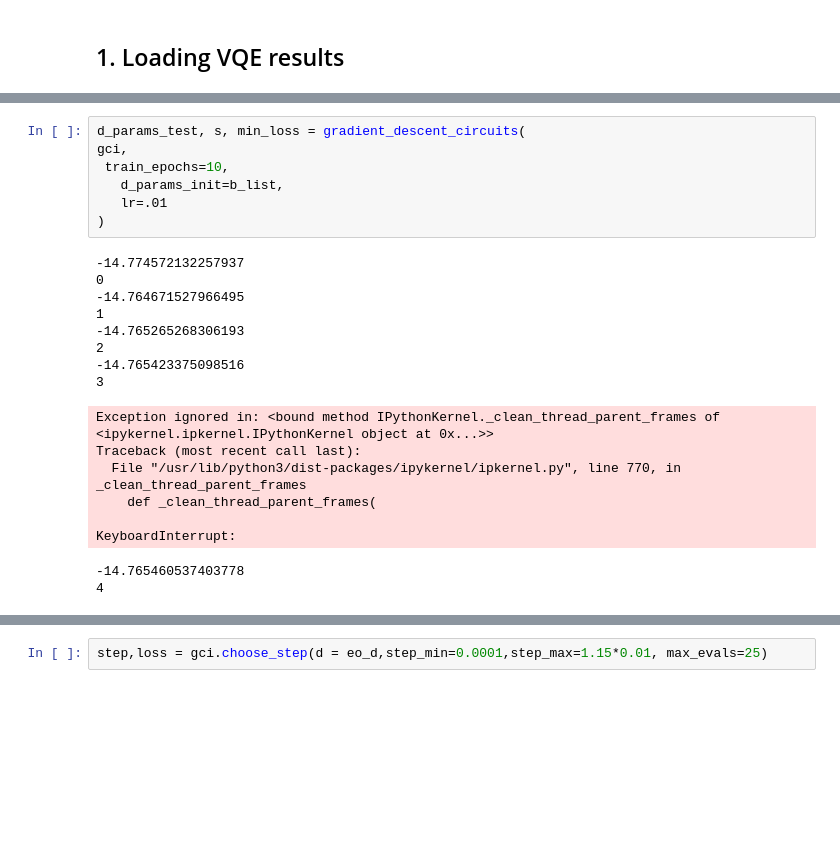
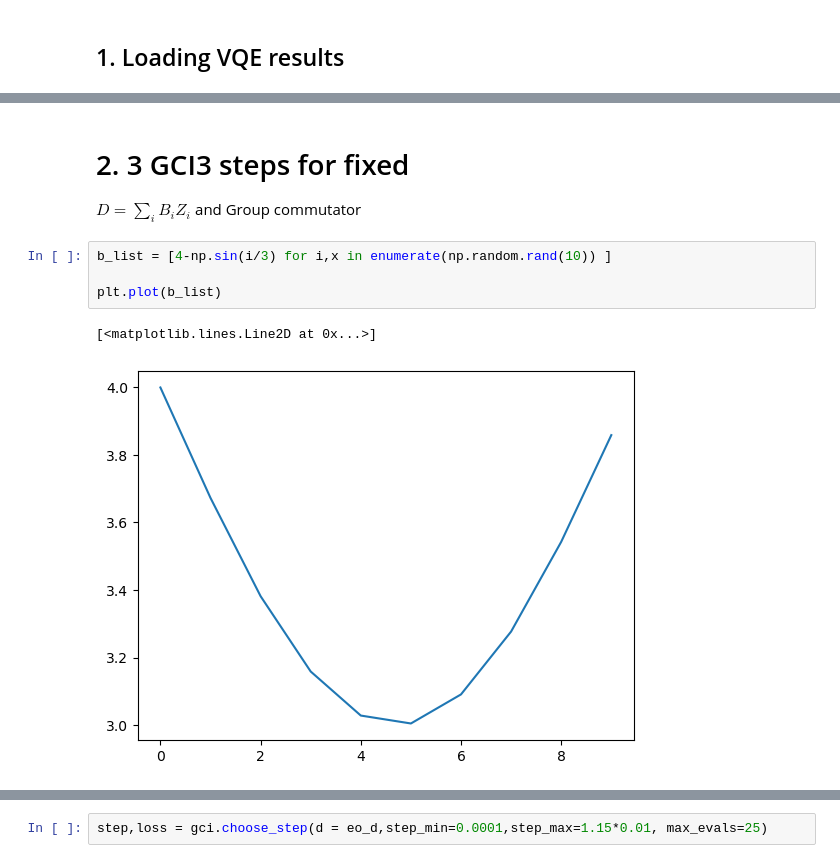
Before and after one commit to qiboteam/boostvqe, a Jupyter notebook: notebooks/gci_circuits_gradient_descent_trials.ipynb, the cells around one changed output, grey strips where cells are left out. Drawn from its saved outputs; the diff is of its cells as text; blank space fills up the shorter version.

```diff
--- a/notebooks/gci_circuits_gradient_descent_trials.ipynb
+++ b/notebooks/gci_circuits_gradient_descent_trials.ipynb
@@ -261,24 +77,11 @@ def gradient_descent_circuits(
-# %%
-d_params_test, s, min_loss = gradient_descent_circuits(
-gci,
- train_epochs=10,
-   d_params_init=b_list,
-   lr=.01
-)
-# %% [output]
--14.774572132257937
-0
--14.764671527966495
-1
--14.765265268306193
-2
--14.765423375098516
-3
-Exception ignored in: <bound method IPythonKernel._clean_thread_parent_frames of <ipykernel.ipkernel.IPythonKernel object at 0x...>>
-Traceback (most recent call last):
-  File "/usr/lib/python3/dist-packages/ipykernel/ipkernel.py", line 770, in _clean_thread_parent_frames
-    def _clean_thread_parent_frames(
-
-KeyboardInterrupt:
--14.765460537403778
-4
+# %% [markdown]
+# 2. 3 GCI3 steps for fixed
+$D= \sum_i B_i Z_i$
+and Group commutator
+# %%
+b_list = [4-np.sin(i/3) for i,x in enumerate(np.random.rand(10)) ]
+
+plt.plot(b_list)
+# %% [output]
+[<matplotlib.lines.Line2D at 0x...>]
+[figure, added]
```
Also changed, not shown: parts of 59 cells of this notebook, 3 other files.
